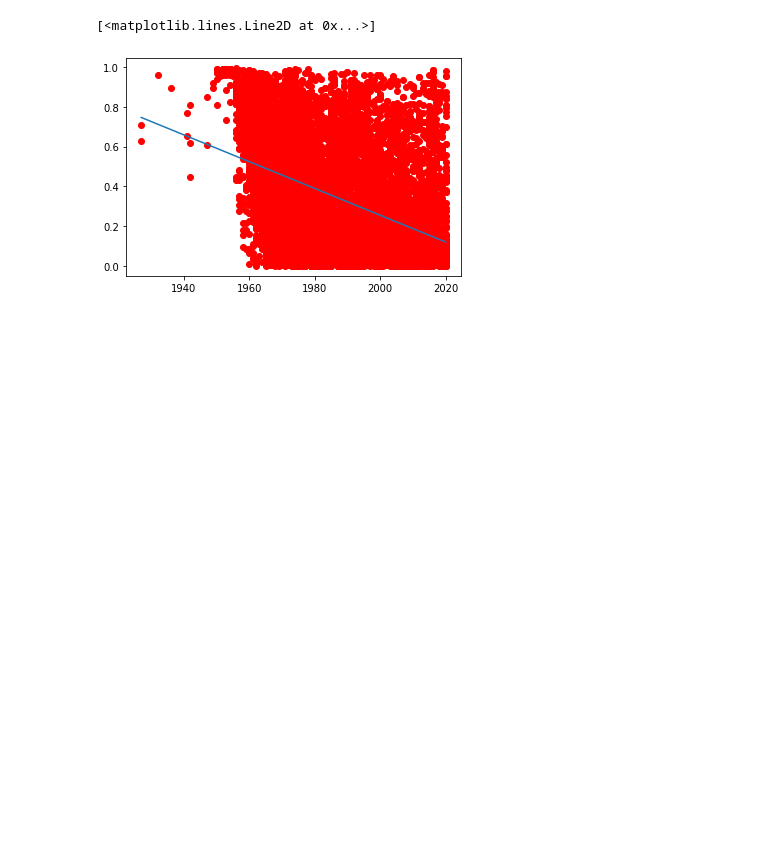
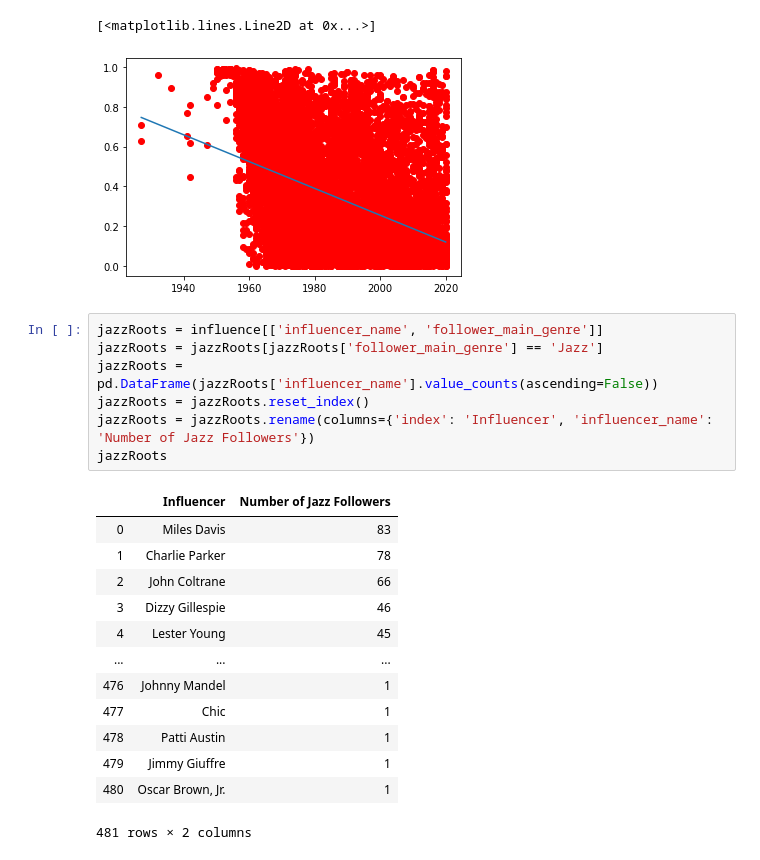
Before and after one commit to Wichaelian/ICM-2021, a Jupyter notebook: 2021_ICM_Problem_D_Data/Problem D.ipynb, the cells around one changed output. Drawn from its saved outputs; the diff is of its cells as text; blank space fills up the shorter version.

Commit message:
genres are sticky

```diff
--- a/2021_ICM_Problem_D_Data/Problem D.ipynb
+++ b/2021_ICM_Problem_D_Data/Problem D.ipynb
@@ -421,4 +421,25 @@ plt.plot(np.unique(year), np.poly1d(np.polyfit(year, loudness, 1))(np.unique(yea
 # %% [output]
 [<matplotlib.lines.Line2D at 0x...>]
 [figure]
+# %%
+jazzRoots = influence[['influencer_name', 'follower_main_genre']]
+jazzRoots = jazzRoots[jazzRoots['follower_main_genre'] == 'Jazz']
+jazzRoots = pd.DataFrame(jazzRoots['influencer_name'].value_counts(ascending=False))
+jazzRoots = jazzRoots.reset_index()
+jazzRoots = jazzRoots.rename(columns={'index': 'Influencer', 'influencer_name': 'Number of Jazz Followers'})
+jazzRoots
+# %% [output]
+|  | Influencer | Number of Jazz Followers |
+| 0 | Miles Davis | 83 |
+| 1 | Charlie Parker | 78 |
+| 2 | John Coltrane | 66 |
+| 3 | Dizzy Gillespie | 46 |
+| 4 | Lester Young | 45 |
+| ... | ... | ... |
+| 476 | Johnny Mandel | 1 |
+| 477 | Chic | 1 |
+| 478 | Patti Austin | 1 |
+| 479 | Jimmy Giuffre | 1 |
+| 480 | Oscar Brown, Jr. | 1 |
+481 rows × 2 columns
 # %%
```
Also changed, not shown: parts of 2 cells of this notebook.
